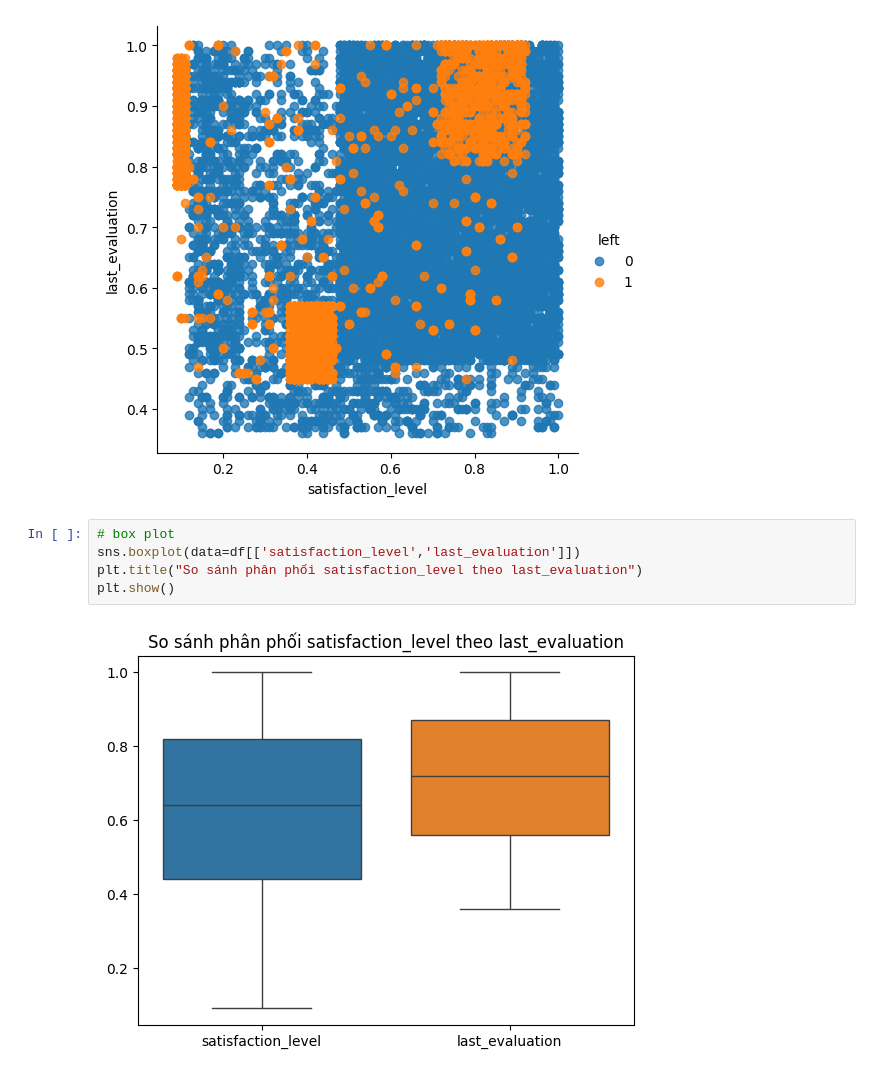
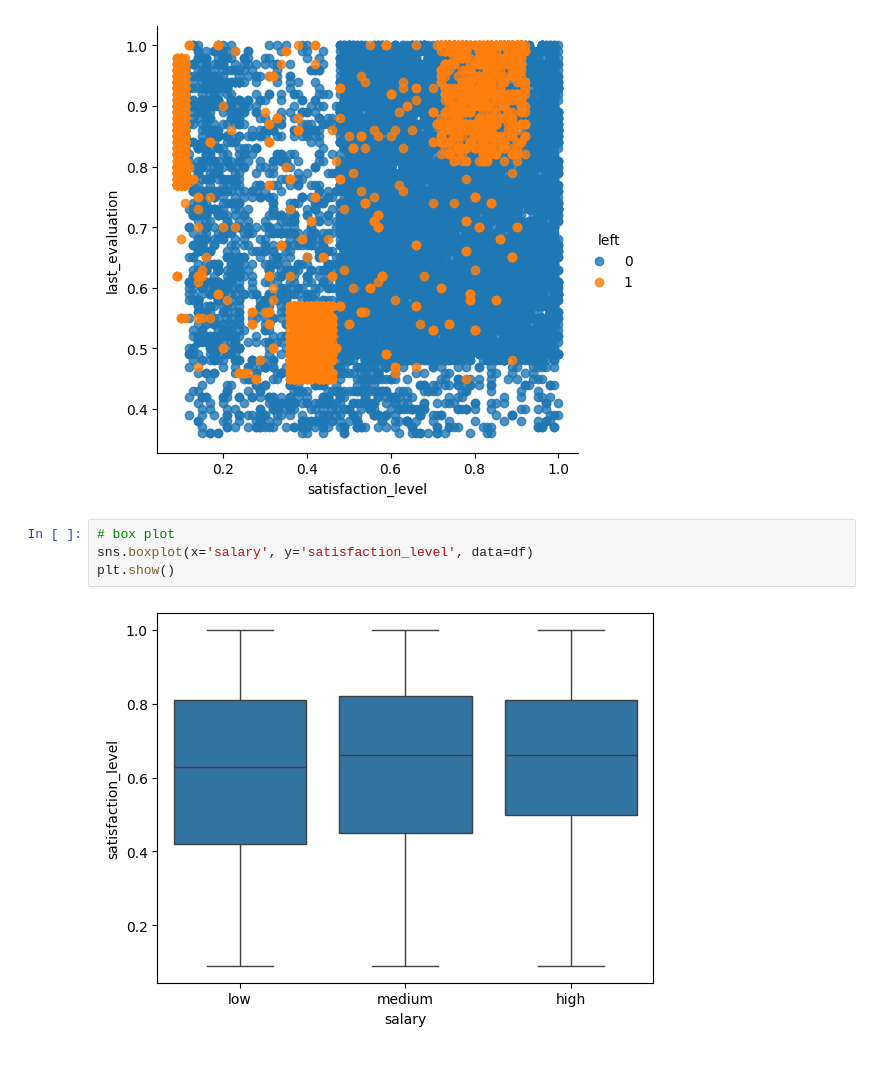
Before and after one commit to Cgaz275/PTDL, a Jupyter notebook: PTDL.ipynb, the cells around one changed output. Drawn from its saved outputs; the diff is of its cells as text.

```diff
--- a/PTDL.ipynb
+++ b/PTDL.ipynb
@@ -77,11 +77,10 @@ plt.show()
 [figure]
 # %%
 # box plot
-sns.boxplot(data=df[['satisfaction_level','last_evaluation']])
-plt.title("So sánh phân phối satisfaction_level theo last_evaluation")
+sns.boxplot(x='salary', y='satisfaction_level', data=df)
 plt.show()
 # %% [output]
-[figure, old version]
+[figure, new version]
 # %%
 # count plot
 sns.countplot(x='salary', data=df)
```
Also changed, not shown: parts of 2 cells of this notebook.
